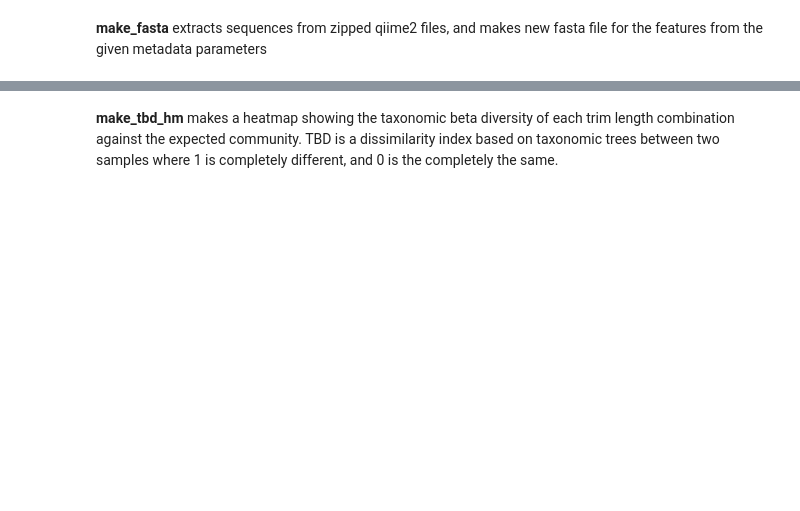
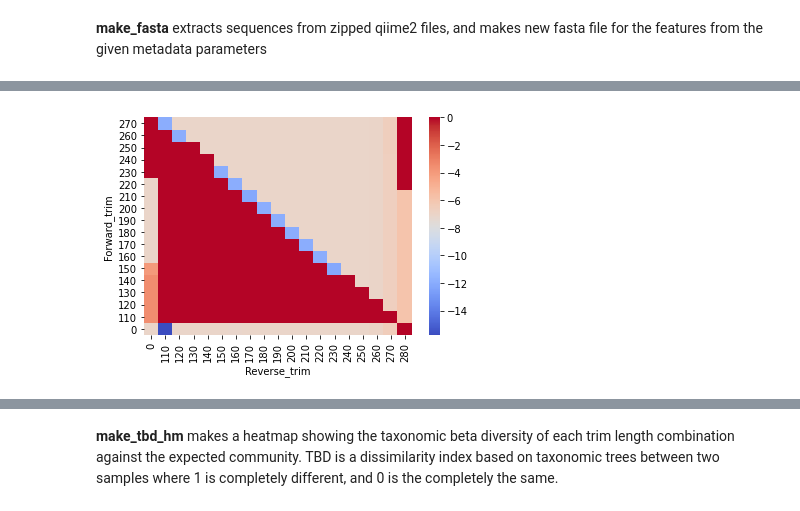
Before and after one commit to dianahaider/final_data_and_code, a Jupyter notebook: run_analysis.ipynb, the cells around one changed output, grey strips where cells are left out. Drawn from its saved outputs; the diff is of its cells as text; code cells hidden in the pictures; blank space fills up the shorter version.

```diff
--- a/run_analysis.ipynb
+++ b/run_analysis.ipynb
@@ -310,0 +352,32 @@ Saved selected sequences as 02-EUKs/all_seqs/RallFall46Staggered.fasta
+# %%
+expobs_comp['key'] = [s.split('; ')[-2:] for s in expobs_comp['Taxon']] #extract only the last two tax ranks for visualization
+expobs_comp['key'] = expobs_comp['key'].apply(lambda x: '_'.join(map(str, x))) #convert list of last two ranks to string
+expobs_comp['ratio'] = expobs_comp['ratio'].fillna(0)
+# %%
+separcopy = expobs_comp.copy()
+separcopy['Phylum'] = separcopy['Taxon'].str.split('; ').str[1]
+separcopy['Phylum'] = separcopy['Phylum'].str.split('p__').str[1]
+# %%
+separcopy[['Staggered_ratio_expected']] = separcopy[['Staggered_ratio_expected']].apply(pd.to_numeric)
+separcopy['Type'] = np.where(
+    separcopy['Staggered_ratio_expected'] > 0, 'TP', 'FP')
+# %%
+separcopy['Size'] = separcopy['ratio'].copy()
+separcopy = separcopy.rename(columns={"key": "ID"})
+# %%
+clone = separcopy.loc[separcopy['Clone_name'] == 'OCS155_b (Actino)']
+clone = clone[['Forward_trim', 'Reverse_trim', 'Staggered_ratio_expected', 'ratio']]
+clone = clone.groupby(['Forward_trim', 'Reverse_trim']).mean()
+clone = clone.reset_index()
+clone['fold_change'] = clone['ratio']/clone['Staggered_ratio_expected']
+clone['log2_fold_change'] = np.log2(clone['fold_change'])
+forhm = pd.pivot_table(clone, values= 'log2_fold_change', index='Forward_trim', columns='Reverse_trim')
+forhm = forhm.fillna(0)
+ax = sns.heatmap(forhm, cmap=sns.color_palette("coolwarm", as_cmap=True))#, cbar=False)
+ax.invert_yaxis()
+ax.(set_ylim)
+fig = ax.get_figure()
+fig.savefig(f'outputs/{comm_id}{composition}{runnumber}OCS155_b_Actino.png',
+            bbox_inches = "tight")
+# %% [output]
+[figure, added]
```
Also changed, not shown: parts of 97 cells of this notebook, 1 other file.
